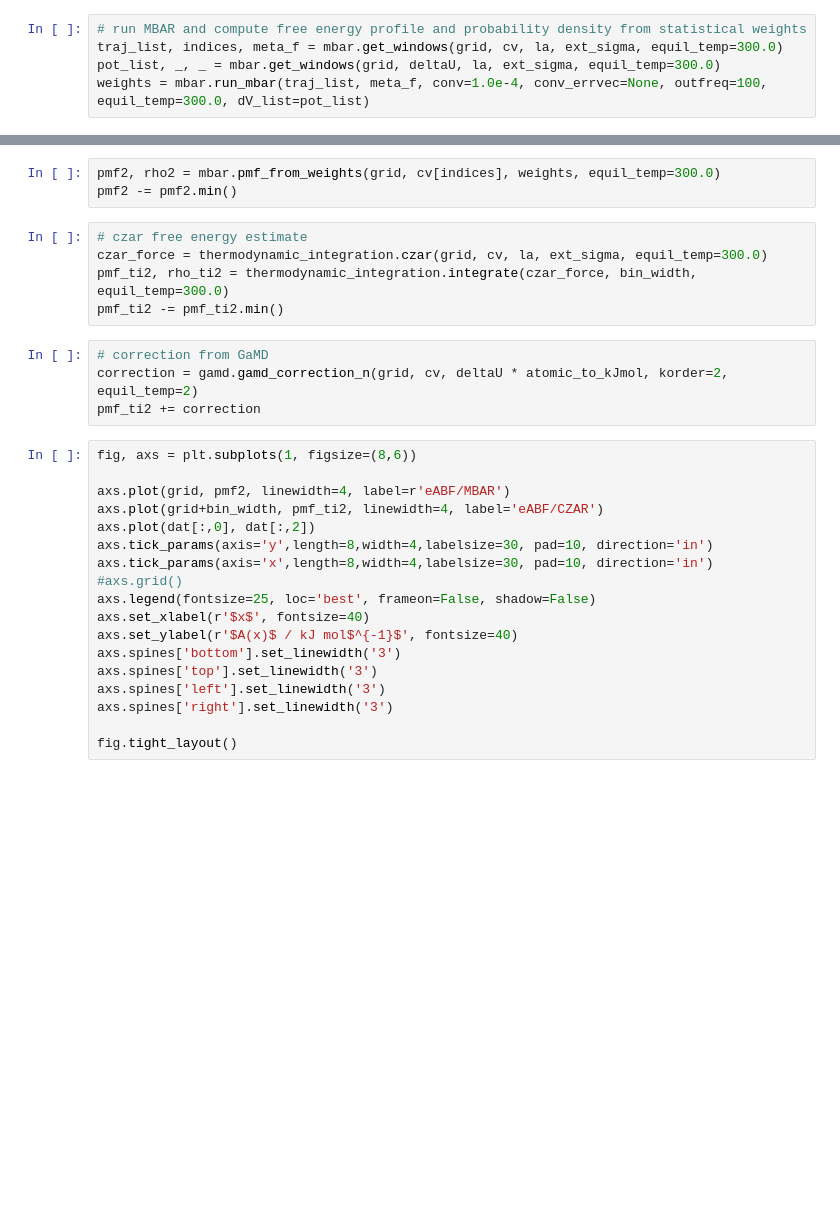
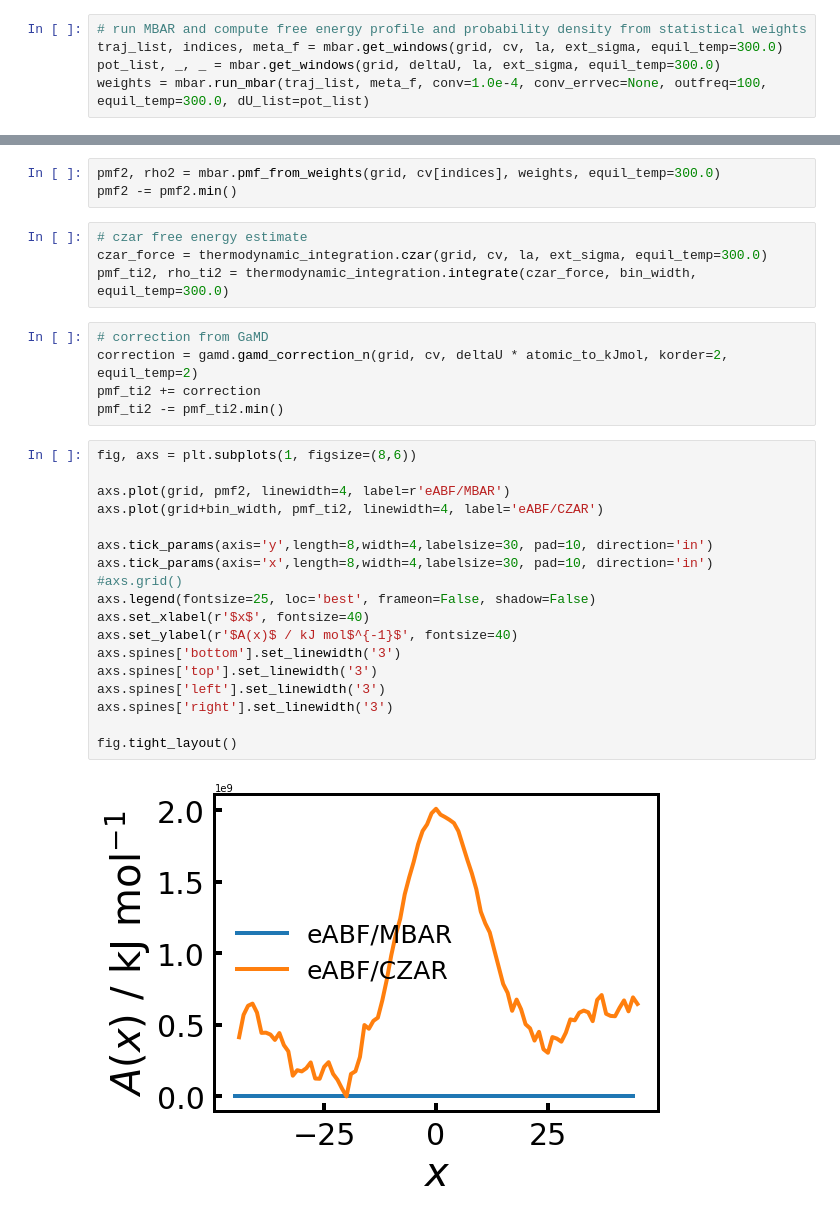
Before and after one commit to ochsenfeld-lab/adaptive_sampling, a Jupyter notebook: examples/JCP_2022_mbar_and_eabf/skewed_potential/analysis.ipynb, the cells around one changed output, grey strips where cells are left out. Drawn from its saved outputs; the diff is of its cells as text; blank space fills up the shorter version.

```diff
--- a/examples/JCP_2022_mbar_and_eabf/skewed_potential/analysis.ipynb
+++ b/examples/JCP_2022_mbar_and_eabf/skewed_potential/analysis.ipynb
@@ -80,4 +71,4 @@ plt.plot(la)
 # run MBAR and compute free energy profile and probability density from statistical weights
 traj_list, indices, meta_f = mbar.get_windows(grid, cv, la, ext_sigma, equil_temp=300.0)
 pot_list, _, _ = mbar.get_windows(grid, deltaU, la, ext_sigma, equil_temp=300.0)
-weights = mbar.run_mbar(traj_list, meta_f, conv=1.0e-4, conv_errvec=None, outfreq=100, equil_temp=300.0, dV_list=pot_list)
+weights = mbar.run_mbar(traj_list, meta_f, conv=1.0e-4, conv_errvec=None, outfreq=100, equil_temp=300.0, dU_list=pot_list)
@@ -88,26 +97,28 @@ pmf2 -= pmf2.min()
 # czar free energy estimate
 czar_force = thermodynamic_integration.czar(grid, cv, la, ext_sigma, equil_temp=300.0)
 pmf_ti2, rho_ti2 = thermodynamic_integration.integrate(czar_force, bin_width, equil_temp=300.0)
-pmf_ti2 -= pmf_ti2.min()
 # %%
 # correction from GaMD
 correction = gamd.gamd_correction_n(grid, cv, deltaU * atomic_to_kJmol, korder=2, equil_temp=2)
 pmf_ti2 += correction
+pmf_ti2 -= pmf_ti2.min()
 # %%
 fig, axs = plt.subplots(1, figsize=(8,6))
 
 axs.plot(grid, pmf2, linewidth=4, label=r'eABF/MBAR')
 axs.plot(grid+bin_width, pmf_ti2, linewidth=4, label='eABF/CZAR')
-axs.plot(dat[:,0], dat[:,2])
+
 axs.tick_params(axis='y',length=8,width=4,labelsize=30, pad=10, direction='in')
 axs.tick_params(axis='x',length=8,width=4,labelsize=30, pad=10, direction='in')
 #axs.grid()
 axs.legend(fontsize=25, loc='best', frameon=False, shadow=False)
 axs.set_xlabel(r'$x$', fontsize=40)
 axs.set_ylabel(r'$A(x)$ / kJ mol$^{-1}$', fontsize=40)
 axs.spines['bottom'].set_linewidth('3')
 axs.spines['top'].set_linewidth('3')
 axs.spines['left'].set_linewidth('3')
 axs.spines['right'].set_linewidth('3')
 
 fig.tight_layout()
+# %% [output]
+[figure, added]
```
Also changed, not shown: parts of 9 cells of this notebook, 7 other files.
